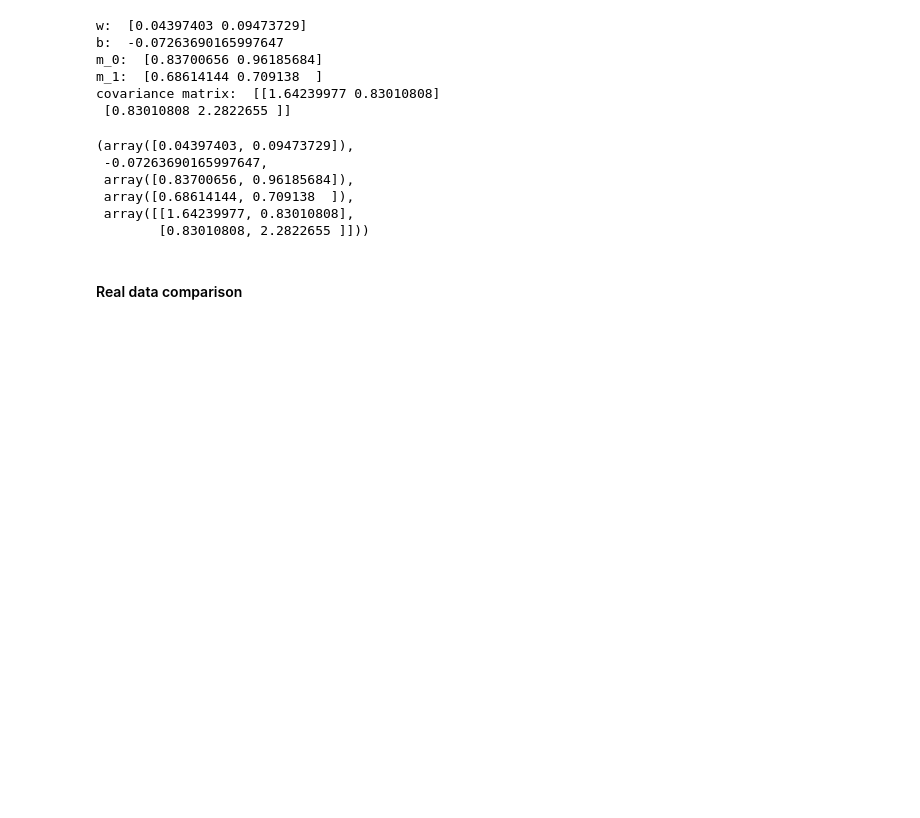
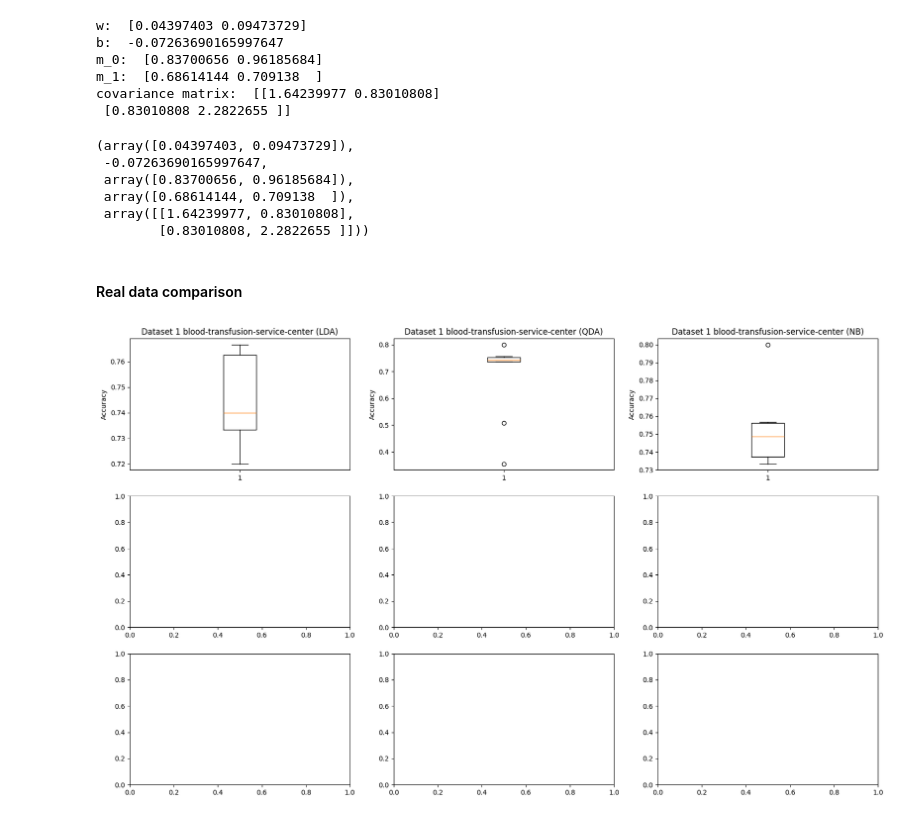
Before and after one commit to PrusWielki/adv-machine-learning-proj-1, a Jupyter notebook: solution.ipynb, the cells around one changed output. Drawn from its saved outputs; the diff is of its cells as text; code cells hidden in the pictures; blank space fills up the shorter version.

Commit message:
dataset 1

```diff
--- a/solution.ipynb
+++ b/solution.ipynb
@@ -423,3 +425,48 @@ covariance matrix:  [[1.64239977 0.83010808]
         [0.83010808, 2.2822655 ]]))
 # %% [markdown]
 #### Real data comparison
+# %%
+splits = [0.1,0.2,0.3,0.4,0.5,0.6,0.7,0.8,0.9]
+accuracy={'lda':[],'qda':[],'nb':[]}
+lda= LDA()
+qda=QDA()
+nb=NB()
+
+
+raw_data = loadarff("C:/Users/prusak.patryk/Projects/Uni/adv-machine-learning-proj-1/Datasets/php0iVrYT.arff")
+df_data = pd.DataFrame(raw_data[0])
+df_no_class=df_data.drop('Class',axis=1)
+X = df_no_class.to_numpy()
+y = df_data['Class'].to_numpy()
+y[y==b'2']=1
+y[y==b'1']=0
+
+for x in splits:
+        X_train, X_test, y_train, y_test = train_test_split(X, y, test_size=x, random_state=42)
+        lda.fit(X_train,y_train)
+        accuracy['lda'].append(get_accuracy(lda,X_test,y_test))
+
+        qda.fit(X_train,y_train)
+        accuracy['qda'].append(get_accuracy(qda,X_test,y_test))
+
+        nb.fit(X_train,y_train)
+        accuracy['nb'].append(get_accuracy(nb,X_test,y_test))
+
+fig, axs = plt.subplots(3,3, figsize=(20,12))
+
+axs[0,0].boxplot(accuracy['lda'])
+axs[0,0].set_title("Dataset 1 blood-transfusion-service-center (LDA)")
+axs[0,0].set_ylabel("Accuracy")
+
+axs[0,1].boxplot(accuracy['qda'])
+axs[0,1].set_title("Dataset 1 blood-transfusion-service-center (QDA)")
+axs[0,1].set_ylabel("Accuracy")
+
+axs[0,2].boxplot(accuracy['nb'])
+axs[0,2].set_title("Dataset 1 blood-transfusion-service-center (NB)")
+axs[0,2].set_ylabel("Accuracy")
+
+plt.savefig('BayesianReal.pdf')
+plt.show()
+# %% [output]
+[figure, added]
```
Also changed, not shown: parts of 1 cell of this notebook, 2 other files.
